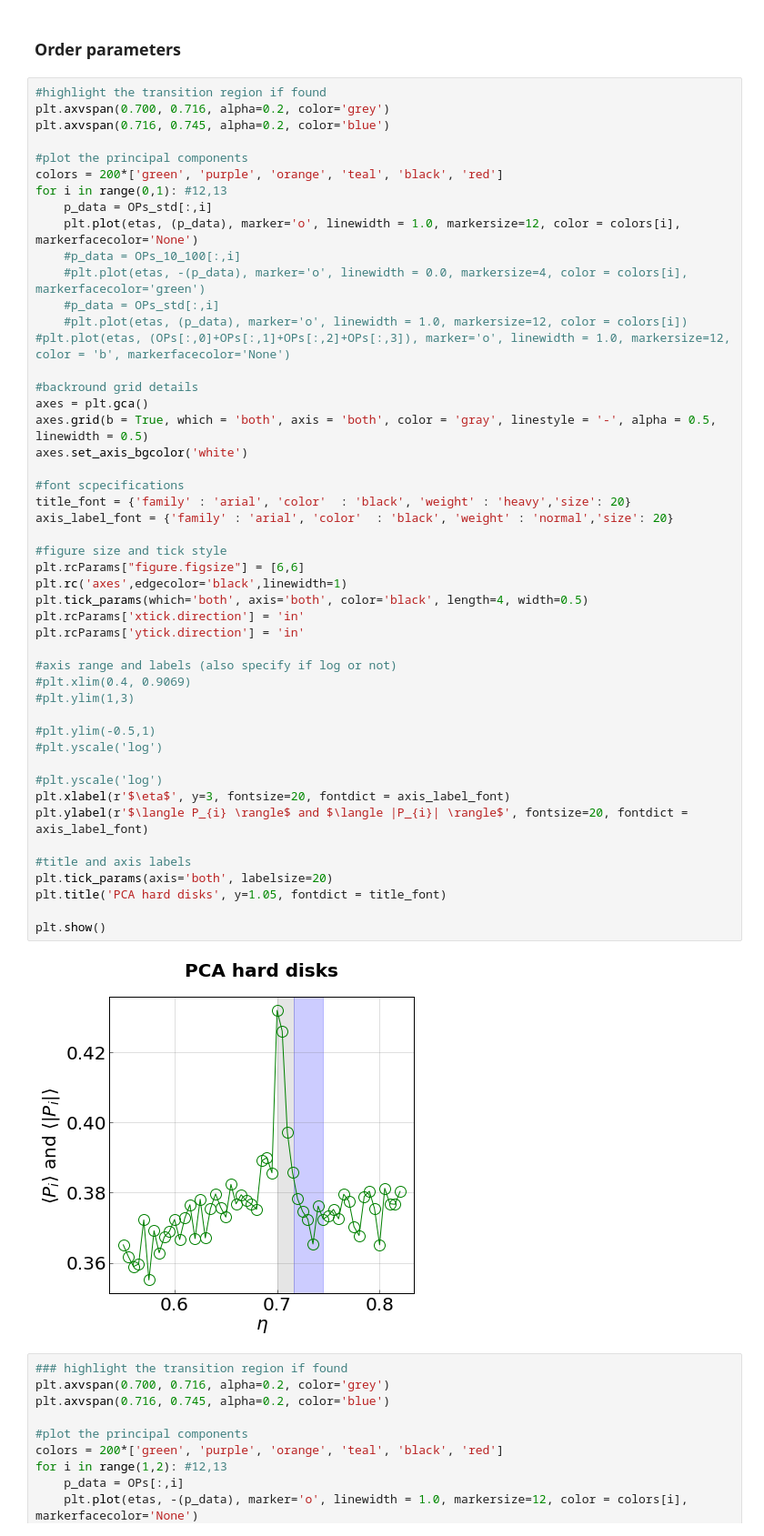
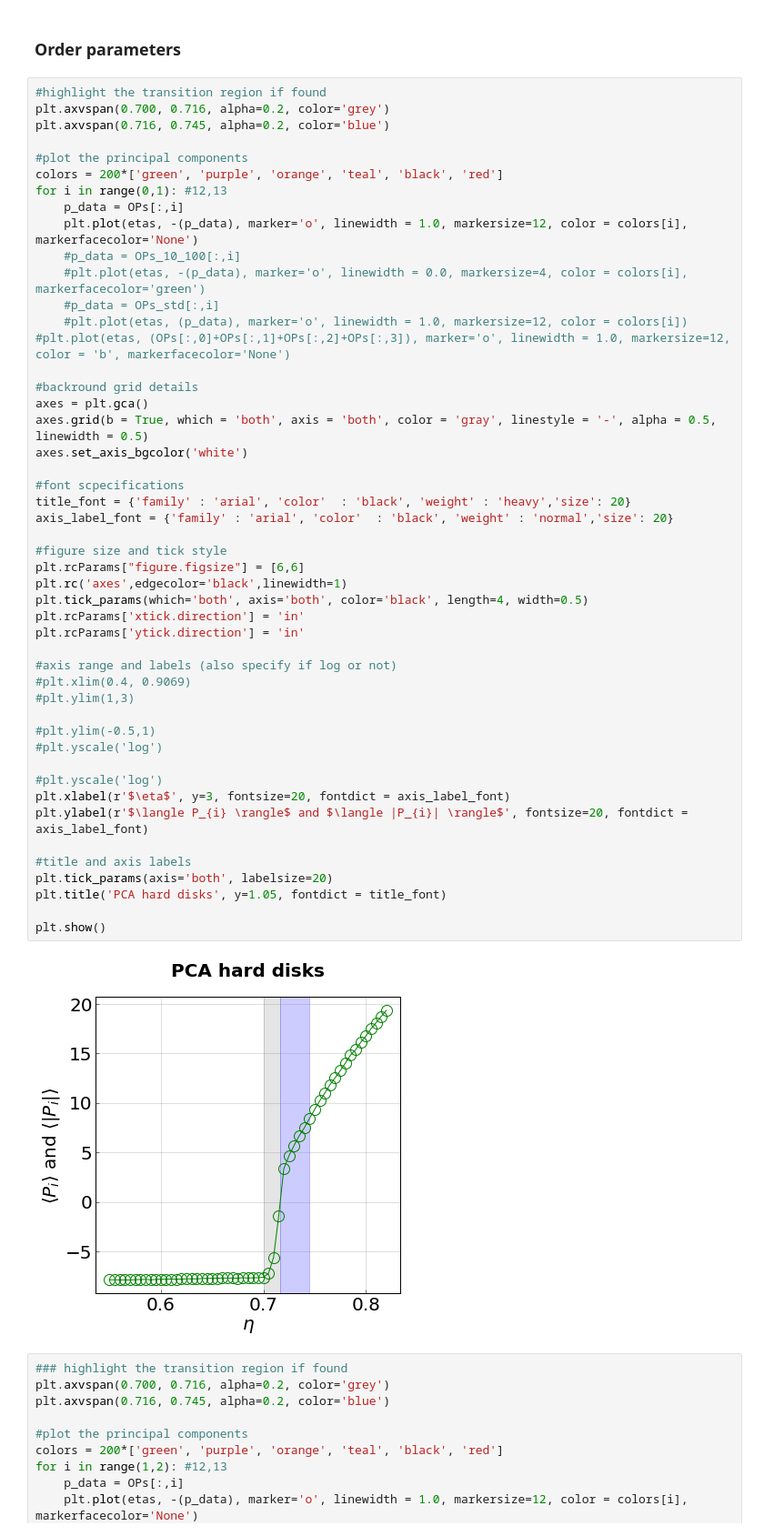
Before and after one commit to truskett-group-ut/hard_disks_pca, a Jupyter notebook: analysis_notebook.ipynb, the cells around one changed output. Shown at 91% size. Cells and saved outputs as stored; diff of their text form.

```diff
--- a/analysis_notebook.ipynb
+++ b/analysis_notebook.ipynb
@@ -827,8 +839,8 @@ plt.axvspan(0.716, 0.745, alpha=0.2, color='blue')
 #plot the principal components
 colors = 200*['green', 'purple', 'orange', 'teal', 'black', 'red']
 for i in range(0,1): #12,13
-    p_data = OPs_std[:,i]
-    plt.plot(etas, (p_data), marker='o', linewidth = 1.0, markersize=12, color = colors[i], markerfacecolor='None')
+    p_data = OPs[:,i]
+    plt.plot(etas, -(p_data), marker='o', linewidth = 1.0, markersize=12, color = colors[i], markerfacecolor='None')
     #p_data = OPs_10_100[:,i]
     #plt.plot(etas, -(p_data), marker='o', linewidth = 0.0, markersize=4, color = colors[i], markerfacecolor='green')
     #p_data = OPs_std[:,i]
@@ -841,34 +853,34 @@ axes.grid(b = True, which = 'both', axis = 'both', color = 'gray', linestyle = '
 axes.set_axis_bgcolor('white')
 
 #font scpecifications
 title_font = {'family' : 'arial', 'color'  : 'black', 'weight' : 'heavy','size': 20}
 axis_label_font = {'family' : 'arial', 'color'  : 'black', 'weight' : 'normal','size': 20}
 
 #figure size and tick style
 plt.rcParams["figure.figsize"] = [6,6]
 plt.rc('axes',edgecolor='black',linewidth=1)
 plt.tick_params(which='both', axis='both', color='black', length=4, width=0.5)
 plt.rcParams['xtick.direction'] = 'in'
 plt.rcParams['ytick.direction'] = 'in'
 
 #axis range and labels (also specify if log or not)
 #plt.xlim(0.4, 0.9069)
 #plt.ylim(1,3)
 
 #plt.ylim(-0.5,1)
 #plt.yscale('log')
 
 #plt.yscale('log')
 plt.xlabel(r'$\eta$', y=3, fontsize=20, fontdict = axis_label_font)
 plt.ylabel(r'$\langle P_{i} \rangle$ and $\langle |P_{i}| \rangle$', fontsize=20, fontdict = axis_label_font)
 
 #title and axis labels
 plt.tick_params(axis='both', labelsize=20)
 plt.title('PCA hard disks', y=1.05, fontdict = title_font)
 
 plt.show()
 # %% [output]
-[figure, old version]
+[figure, new version]
 # %%
 ### highlight the transition region if found
 plt.axvspan(0.700, 0.716, alpha=0.2, color='grey')
```
Also changed, not shown: parts of 48 cells of this notebook, 8 other files.
